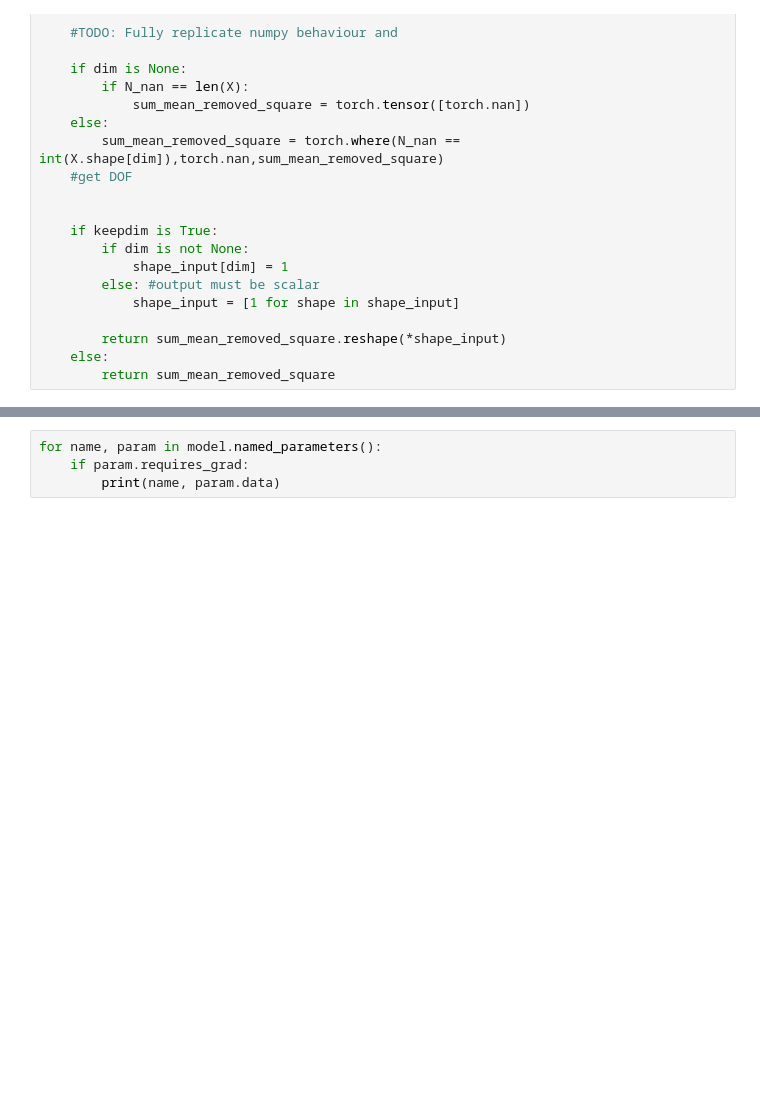
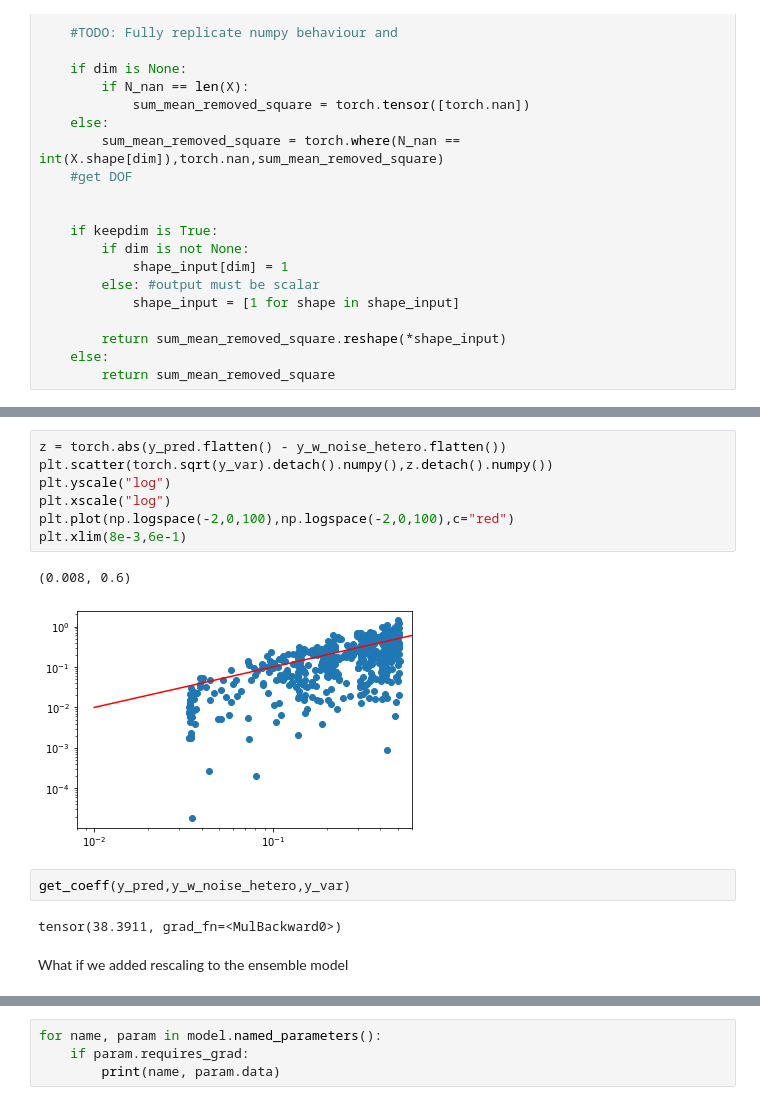
Before and after one commit to Luthaf/alchemical-learning, a Jupyter notebook: ensemble_losses.ipynb, the cells around one changed output, grey strips where cells are left out. Cells and saved outputs as stored; diff of their text form; blank space fills up the shorter version.

```diff
--- a/ensemble_losses.ipynb
+++ b/ensemble_losses.ipynb
@@ -600,0 +860,16 @@ plt.scatter(x,y_w_noise_hetero,s=0.5)
+# %%
+z = torch.abs(y_pred.flatten() - y_w_noise_hetero.flatten())
+plt.scatter(torch.sqrt(y_var).detach().numpy(),z.detach().numpy())
+plt.yscale("log")
+plt.xscale("log")
+plt.plot(np.logspace(-2,0,100),np.logspace(-2,0,100),c="red")
+plt.xlim(8e-3,6e-1)
+# %% [output]
+(0.008, 0.6)
+[figure, added]
+# %%
+get_coeff(y_pred,y_w_noise_hetero,y_var)
+# %% [output]
+tensor(38.3911, grad_fn=<MulBackward0>)
+# %% [markdown]
+What if we added rescaling to the ensemble model
```
Also changed, not shown: parts of 98 cells of this notebook.
